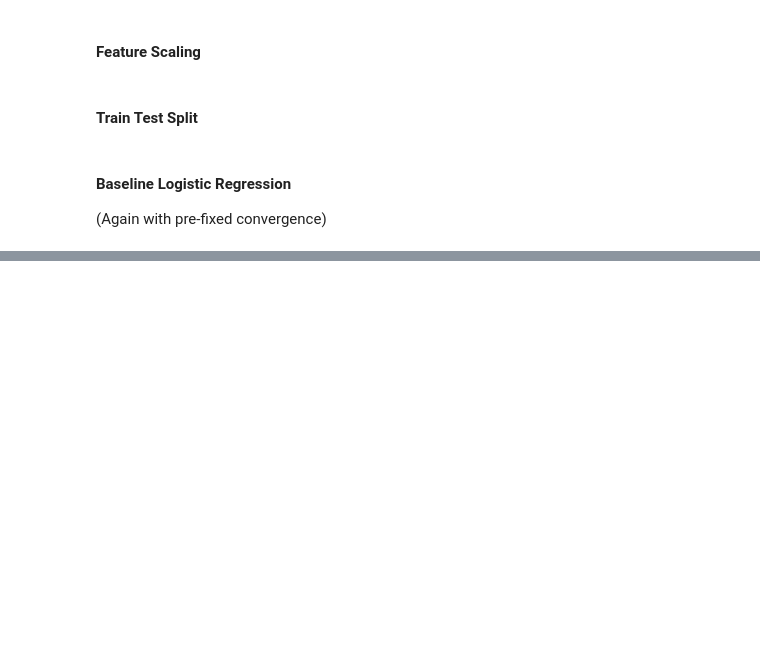
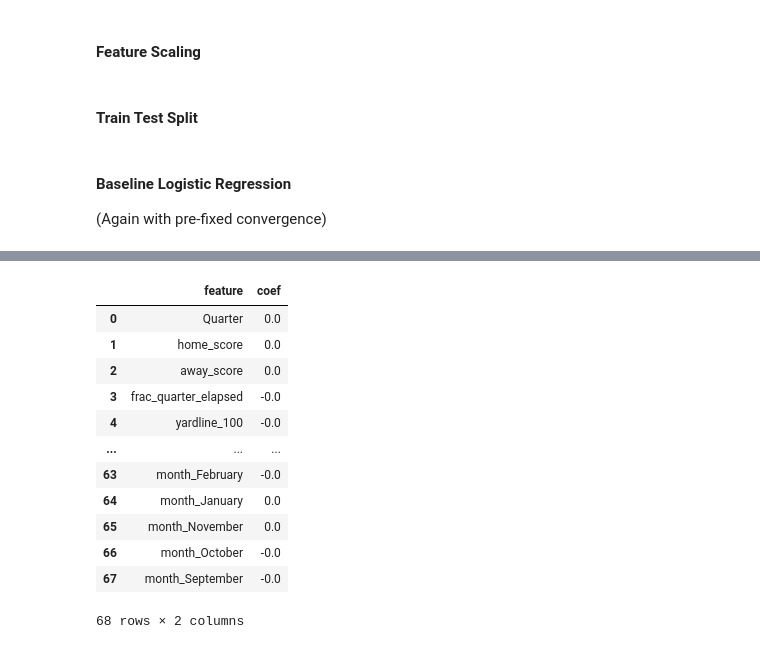
Before and after one commit to LeeMcFarling/AFL_Project_backup, a Jupyter notebook: Modeling/Weekly Assignments/Week_2.ipynb, the cells around one changed output, grey strips where cells are left out. Cells and saved outputs as stored; diff of their text form; code cells hidden in the pictures; blank space fills up the shorter version.

```diff
--- a/Modeling/Weekly Assignments/Week_2.ipynb
+++ b/Modeling/Weekly Assignments/Week_2.ipynb
@@ -1238,0 +1303,22 @@ fnf_results_df
+# %%
+params_ = {
+    'alpha' : 0.1,
+    'max_iter' : 60000,
+    'tol': 1e-2,
+    'random_state' : 42
+}
+pda_results_df,  pda_Fitted_Lasso = run_model_classifier(
+    LassoClassifier,
+    pda_X_train_stan,  # Scaled Now :)
+    pda_y_train_stan,
+    pda_X_test_stan,
+    pda_y_test_stan,
+    n_repeats=5,
+    n_jobs=-1,
+    run_comment= 'PDA Lasso Classifier - Jerry Rigged ',
+    return_model=True,
+    concat_results=True,
+    **params_
+    )
+
+pda_results_df
@@ -1238,0 +1328,21 @@ fnf_results_df
+# %%
+pda_coef_df = pd.DataFrame({
+    'feature' : pda_X_train_stan.columns,
+    'coef' : pda_Fitted_Lasso.coef_
+})
+
+pda_coef_df[pda_coef_df['coef'] == 0]
+# %% [output]
+|  | feature | coef |
+| 0 | Quarter | 0.0 |
+| 1 | home_score | 0.0 |
+| 2 | away_score | 0.0 |
+| 3 | frac_quarter_elapsed | -0.0 |
+| 4 | yardline_100 | -0.0 |
+| ... | ... | ... |
+| 63 | month_February | -0.0 |
+| 64 | month_January | 0.0 |
+| 65 | month_November | 0.0 |
+| 66 | month_October | -0.0 |
+| 67 | month_September | -0.0 |
+68 rows × 2 columns
```
Also changed, not shown: parts of 15 cells of this notebook.
